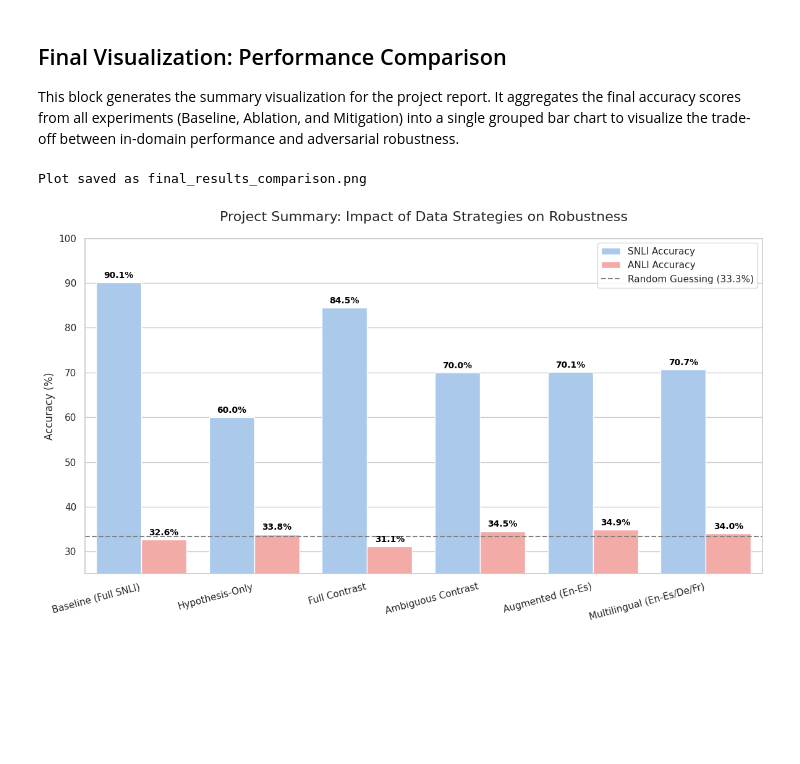
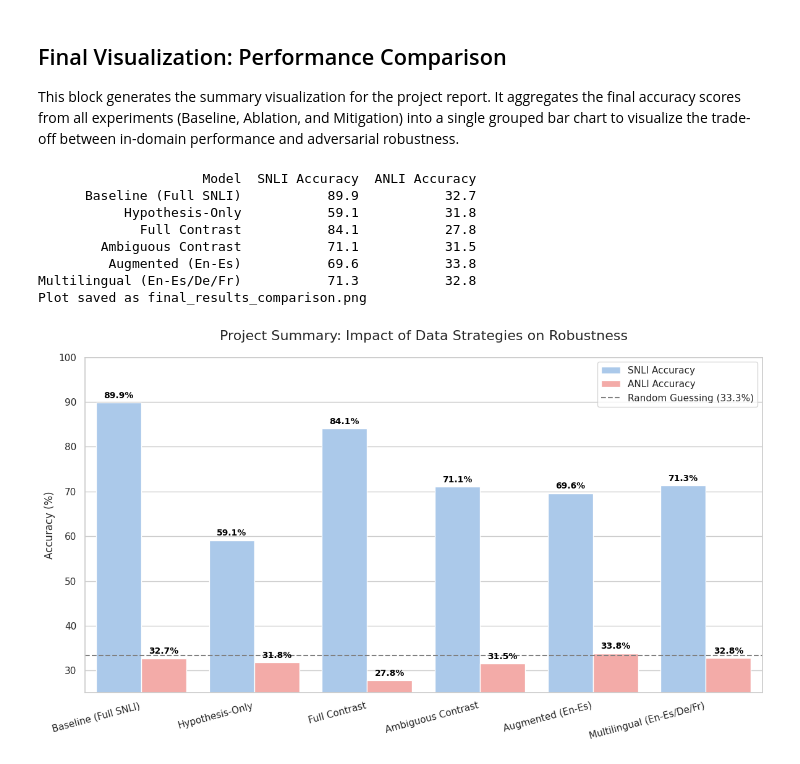
Before and after one commit to fernandorangelr/nli-qa-dataset-cartography, a Jupyter notebook: experiments.ipynb, the cells around one changed output. Saved outputs shown, nothing was run; the diff lists cells and outputs as text; code cells hidden in the pictures; blank space fills up the shorter version.

```diff
--- a/experiments.ipynb
+++ b/experiments.ipynb
@@ -1490,24 +1490,42 @@ Wall time: 50.9 s
 
 This block generates the summary visualization for the project report. It aggregates the final accuracy scores from all experiments (Baseline, Ablation, and Mitigation) into a single grouped bar chart to visualize the trade-off between in-domain performance and adversarial robustness.
 # %%
+import json
+import os
 import matplotlib.pyplot as plt
 import pandas as pd
 import seaborn as sns
 
-data = {
-    'Model': [
-        'Baseline (Full SNLI)',
-        'Hypothesis-Only',
-        'Full Contrast',
-        'Ambiguous Contrast',
-        'Augmented (En-Es)',
-        'Multilingual (En-Es/De/Fr)'
-    ],
-    'SNLI Accuracy': [90.1, 60.0, 84.5, 70.0, 70.1, 70.7],
-    'ANLI Accuracy': [32.6, 33.8, 31.1, 34.5, 34.9, 34.0]
+# Maps each model's display name to its (SNLI eval dir, ANLI eval dir)
+MODEL_EVAL_DIRS = {
+    'Baseline (Full SNLI)':        ('eval_model_baseline_snli',            'eval_model_baseline_anli'),
+    'Hypothesis-Only':             ('eval_hypothesis_only_snli',           'eval_hypothesis_only_anli'),
+    'Full Contrast':               ('eval_full_contrast_snli',             'eval_full_contrast_anli'),
+    'Ambiguous Contrast':          ('eval_ambiguous_contrast_snli',        'eval_ambiguous_contrast_anli'),
+    'Augmented (En-Es)':           ('eval_augmented_ambiguous_contrast_snli', 'eval_augmented_ambiguous_contrast_anli'),
+    'Multilingual (En-Es/De/Fr)':  ('eval_multilingual_ambiguous_contrast_snli', 'eval_multilingual_ambiguous_contrast_anli'),
 }
 
-df = pd.DataFrame(data)
+def read_accuracy(eval_dir):
+    """Reads eval_accuracy (as a %) from a run.py eval_metrics.json output. Returns None if missing."""
+    path = os.path.join(eval_dir, 'eval_metrics.json')
+    if not os.path.exists(path):
+        print(f"Warning: {path} not found — has this eval been run?")
+        return None
+    with open(path) as f:
+        metrics = json.load(f)
+    return round(metrics['eval_accuracy'] * 100, 1)
+
+rows = []
+for model_name, (snli_dir, anli_dir) in MODEL_EVAL_DIRS.items():
+    rows.append({
+        'Model': model_name,
+        'SNLI Accuracy': read_accuracy(snli_dir),
+        'ANLI Accuracy': read_accuracy(anli_dir),
+    })
+
+df = pd.DataFrame(rows)
+print(df.to_string(index=False))  # the table you asked for
 
 df_melted = df.melt(id_vars="Model", var_name="Dataset", value_name="Accuracy (%)")
 
@@ -1515,37 +1533,40 @@ plt.figure(figsize=(12, 7))
 sns.set_theme(style="whitegrid")
 
 ax = sns.barplot(
     data=df_melted,
     x="Model",
     y="Accuracy (%)",
     hue="Dataset",
-    palette=["#a1c9f4", "#ff9f9b"] # Light Blue (SNLI), Light Red (ANLI)
+    palette=["#a1c9f4", "#ff9f9b"]  # Light Blue (SNLI), Light Red (ANLI)
 )
-
 
 plt.title("Project Summary: Impact of Data Strategies on Robustness", fontsize=16, pad=20)
 plt.xlabel("")
 plt.ylabel("Accuracy (%)", fontsize=12)
 plt.xticks(rotation=15, ha='right')
 plt.ylim(25, 100)
 
-# Add Random Baseline Line (33.3%)
 plt.axhline(y=33.3, color='grey', linestyle='--', linewidth=1.5, label='Random Guessing (33.3%)')
 plt.legend(loc='upper right')
 
-
 for p in ax.patches:
     height = p.get_height()
-    if height > 0:
+    if height and height > 0:
         ax.text(p.get_x() + p.get_width() / 2., height + 1,
                 f'{height:.1f}%',
                 ha="center", fontsize=10, fontweight='bold', color='black')
 
 plt.tight_layout()
-
 plt.savefig('final_results_comparison.png', dpi=300)
 print("Plot saved as final_results_comparison.png")
 plt.show()
 # %% [output]
+                     Model  SNLI Accuracy  ANLI Accuracy
+      Baseline (Full SNLI)           89.9           32.7
+           Hypothesis-Only           59.1           31.8
+             Full Contrast           84.1           27.8
+        Ambiguous Contrast           71.1           31.5
+         Augmented (En-Es)           69.6           33.8
+Multilingual (En-Es/De/Fr)           71.3           32.8
 Plot saved as final_results_comparison.png
-[figure, old version]
+[figure, new version]
```
